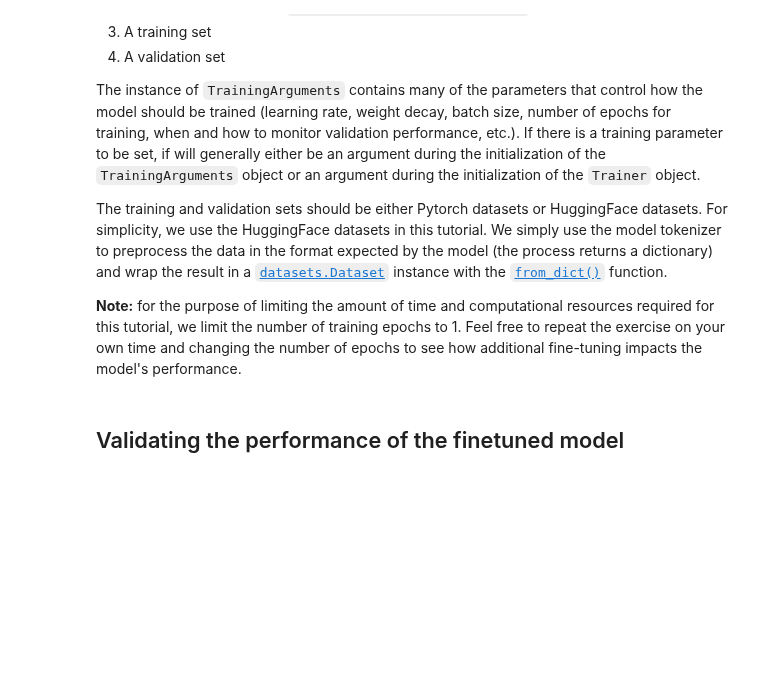
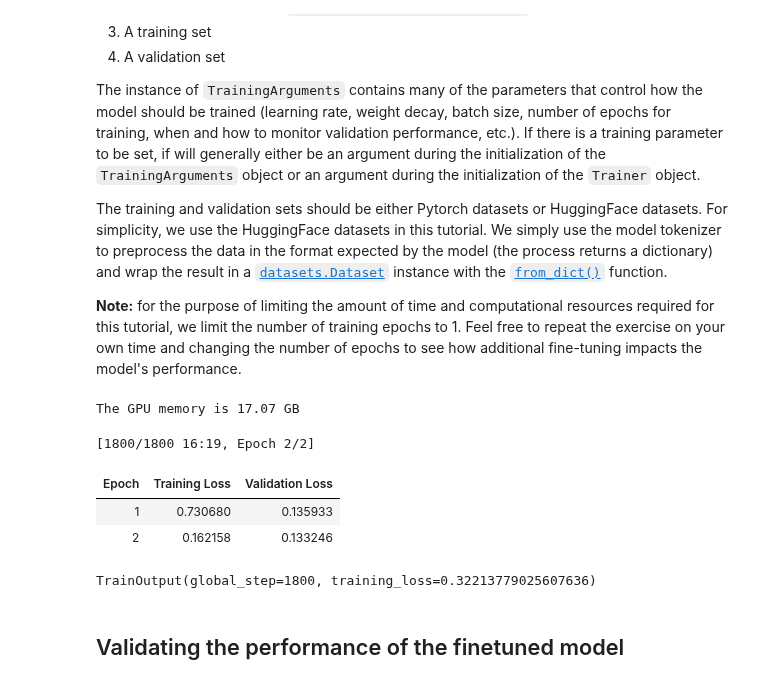
Before and after one commit to delemarchand2020/IVADO_MILA_DL, a Jupyter notebook: week4_RNN_Seq_NLP_denis_lemarchand.ipynb, the cells around one changed output. Cells and saved outputs as stored; diff of their text form; code cells hidden in the pictures; blank space fills up the shorter version.

```diff
--- a/week4_RNN_Seq_NLP_denis_lemarchand.ipynb
+++ b/week4_RNN_Seq_NLP_denis_lemarchand.ipynb
@@ -1363,3 +1416,7 @@ The training and validation sets should be either Pytorch datasets or HuggingFac
+# %%
+# Load T5-Small model
+model = AutoModelWithLMHead.from_pretrained("t5-small")
+model.to(device)
 # %%
 # Format the training and validation data using the model's tokenizer
 train_encodings = tokenizer.prepare_seq2seq_batch(src_texts=xtrain, tgt_texts=ytrain)
@@ -1372,35 +1429,42 @@ valid_set = datasets.Dataset.from_dict(valid_encodings)
 # In colab, you will get a random GPU model.
 # If the GPU model has not enough memory, training will fail.
 # Let's check how much GPU memory we have:
 gpu_mem_in_gb = torch.cuda.get_device_properties(0).total_memory * 1e-9
 print('The GPU memory is {:.2f} GB'.format(gpu_mem_in_gb))
 
 # In case training fails, try to lower the batch size an run again.
 # (of course, that means you will wait longer)
 # For example:
-batch_size = 8 # You should be able to afford this with 16GB (sometimes 12GB)
+batch_size = 10 # You should be able to afford this with 16GB (sometimes 12GB)
                # of GPU memory.
 # batch_size = 4 # You should be able to afford this with 12GB of GPU memory.
 # if you still get CUDA out of memory, try a batch_size < 4.
 
 # Freeing as much memory as possible:
 gc.collect()
 torch.cuda.empty_cache()
 
 # Instantiate the HuggingFace Trainer object
 training_args = TrainingArguments(output_dir="t5_output",
                                   evaluation_strategy="epoch",
-                                  num_train_epochs=1,
+                                  num_train_epochs=2,
                                   per_device_train_batch_size=batch_size,
                                   per_device_eval_batch_size=batch_size,
                                   seed=42)
 trainer = Trainer(model=model,
                   args=training_args,
                   train_dataset=train_set,
                   eval_dataset=valid_set)
 
 # Train the model
 trainer.train()
+# %% [output]
+The GPU memory is 17.07 GB
+[1800/1800 16:19, Epoch 2/2]
+| Epoch | Training Loss | Validation Loss |
+| 1 | 0.730680 | 0.135933 |
+| 2 | 0.162158 | 0.133246 |
+TrainOutput(global_step=1800, training_loss=0.32213779025607636)
 # %% [markdown]
 ## Validating the performance of the finetuned model
 # %% [markdown]
```
Also changed, not shown: parts of 9 cells of this notebook.
